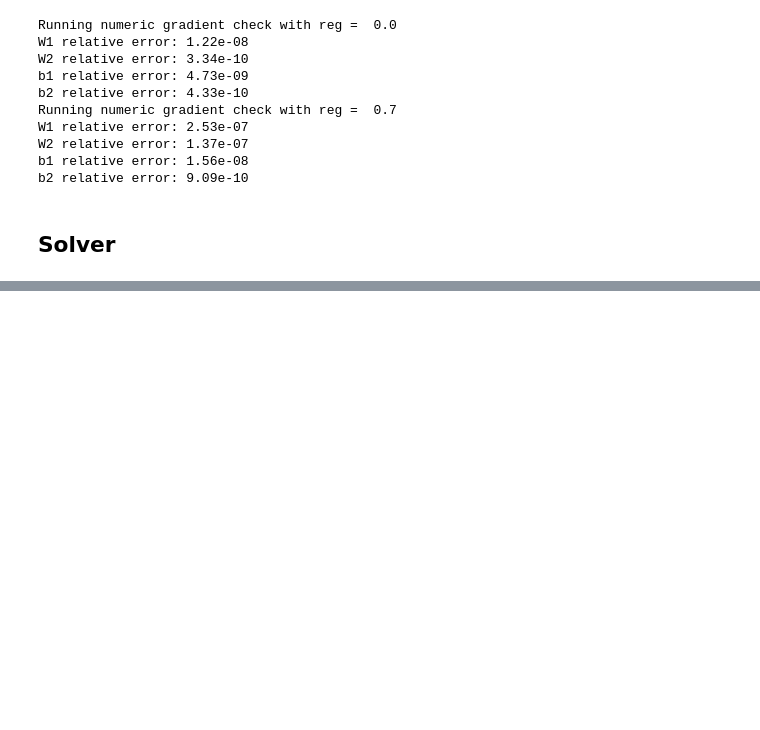
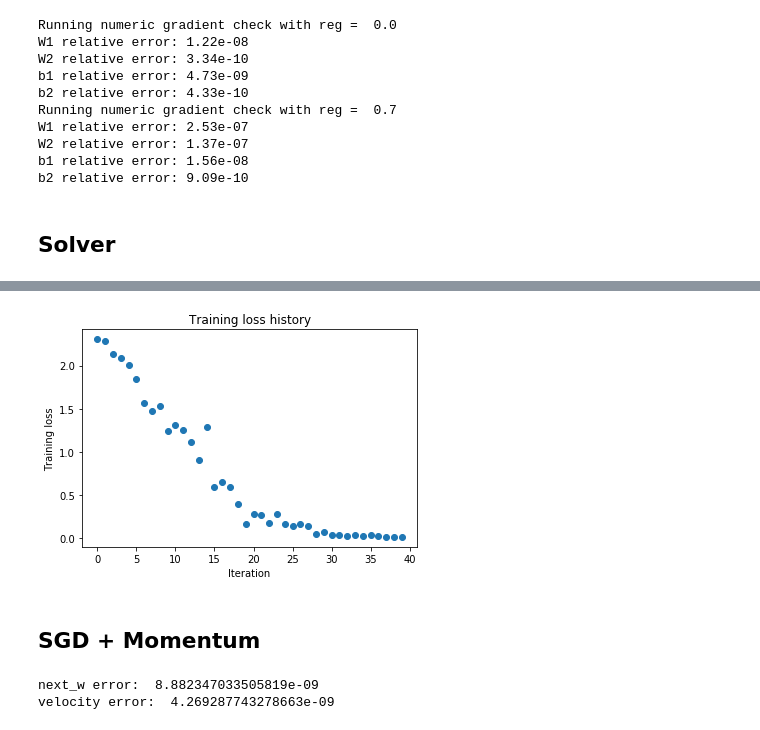
Before and after one commit to FortiLeiZhang/cs231n, a Jupyter notebook: code/cs231n/assignment2/FullyConnectedNets.ipynb, the cells around one changed output, grey strips where cells are left out. Saved outputs shown, nothing was run; the diff lists cells and outputs as text; code cells hidden in the pictures; blank space fills up the shorter version.

```diff
--- a/code/cs231n/assignment2/FullyConnectedNets.ipynb
+++ b/code/cs231n/assignment2/FullyConnectedNets.ipynb
@@ -252,0 +375,26 @@ solver.train()
+# %%
+num_train = 50
+small_data = {
+    'X_train': data['X_train'][:num_train],
+    'y_train': data['y_train'][:num_train],
+    'X_val': data['X_val'],
+    'y_val': data['y_val'],
+}
+
+weight_scale = 2e-2
+learning_rate = 2.8e-2
+
+model = FullyConnectedNet([100, 100, 100, 100], weight_scale=weight_scale)
+
+solver = Solver(model, small_data,
+               print_every=10, num_epoch=20, batch_size=25,
+               update_rule='sgd', optim_config={'learning_rate': learning_rate})
+
+solver.train()
+
+plt.plot(solver.loss_history, 'o')
+plt.title('Training loss history')
+plt.xlabel('Iteration')
+plt.ylabel('Training loss')
+plt.show()
+# %% [output]
@@ -252,0 +418,4 @@ solver.train()
+[figure, added]
+# %% [markdown]
+SGD + Momentum
+---
@@ -252,0 +424,25 @@ solver.train()
+# %%
+N, D = 4, 5
+w = np.linspace(-0.4, 0.6, num=N*D).reshape(N, D)
+dw = np.linspace(-0.6, 0.4, num=N*D).reshape(N, D)
+v = np.linspace(0.6, 0.9, num=N*D).reshape(N, D)
+
+config = {'learning_rate': 1e-3, 'velocity': v}
+next_w, next_config = sgd_momentum(w, dw, config)
+
+expected_next_w = np.asarray([
+  [ 0.1406,      0.20738947,  0.27417895,  0.34096842,  0.40775789],
+  [ 0.47454737,  0.54133684,  0.60812632,  0.67491579,  0.74170526],
+  [ 0.80849474,  0.87528421,  0.94207368,  1.00886316,  1.07565263],
+  [ 1.14244211,  1.20923158,  1.27602105,  1.34281053,  1.4096    ]])
+expected_velocity = np.asarray([
+  [ 0.5406,      0.55475789,  0.56891579, 0.58307368,  0.59723158],
+  [ 0.61138947,  0.62554737,  0.63970526,  0.65386316,  0.66802105],
+  [ 0.68217895,  0.69633684,  0.71049474,  0.72465263,  0.73881053],
+  [ 0.75296842,  0.76712632,  0.78128421,  0.79544211,  0.8096    ]])
+
+print('next_w error: ', rel_error(next_w, expected_next_w))
+print('velocity error: ', rel_error(expected_velocity, next_config['velocity']))
+# %% [output]
+next_w error:  8.882347033505819e-09
+velocity error:  4.269287743278663e-09
```
Also changed, not shown: parts of 10 cells of this notebook, 4 other files.
